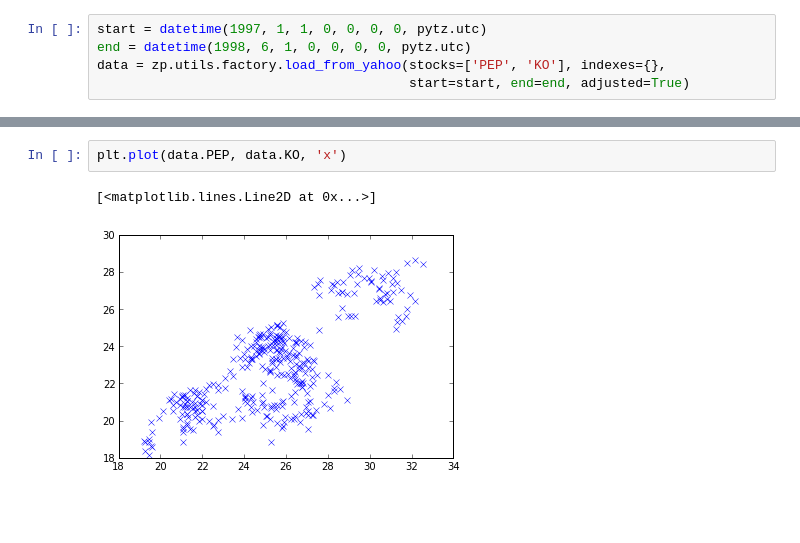
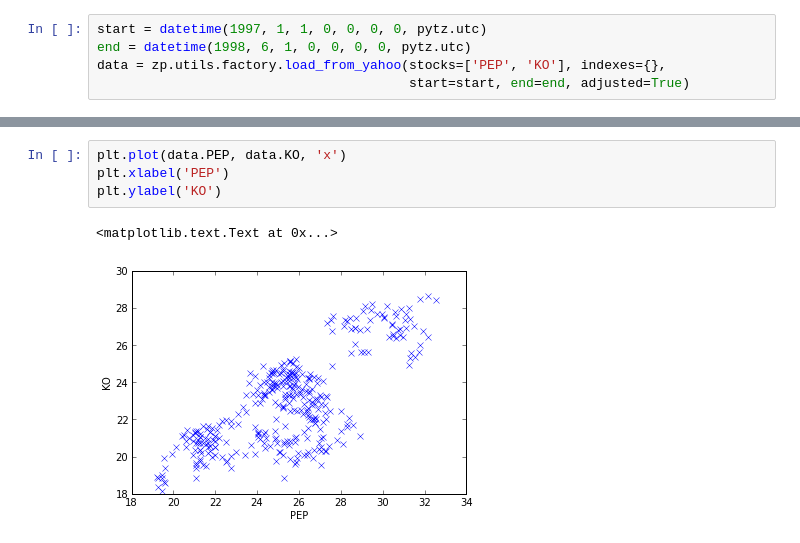
Before and after one commit to twiecki/financial-analysis-python-tutorial, a Jupyter notebook: 3. Backtesting using Zipline.ipynb, the cells around one changed output, grey strips where cells are left out. Saved outputs shown, nothing was run; the diff lists cells and outputs as text; blank space fills up the shorter version.

```diff
--- a/3. Backtesting using Zipline.ipynb
+++ b/3. Backtesting using Zipline.ipynb
@@ -214,5 +223,7 @@ plt.ylabel('price')
 # %%
 plt.plot(data.PEP, data.KO, 'x')
+plt.xlabel('PEP')
+plt.ylabel('KO')
 # %% [output]
-[<matplotlib.lines.Line2D at 0x...>]
+<matplotlib.text.Text at 0x...>
-[figure, old version]
+[figure, new version]
```
Also changed, not shown: parts of 7 cells of this notebook, 2 other files.
